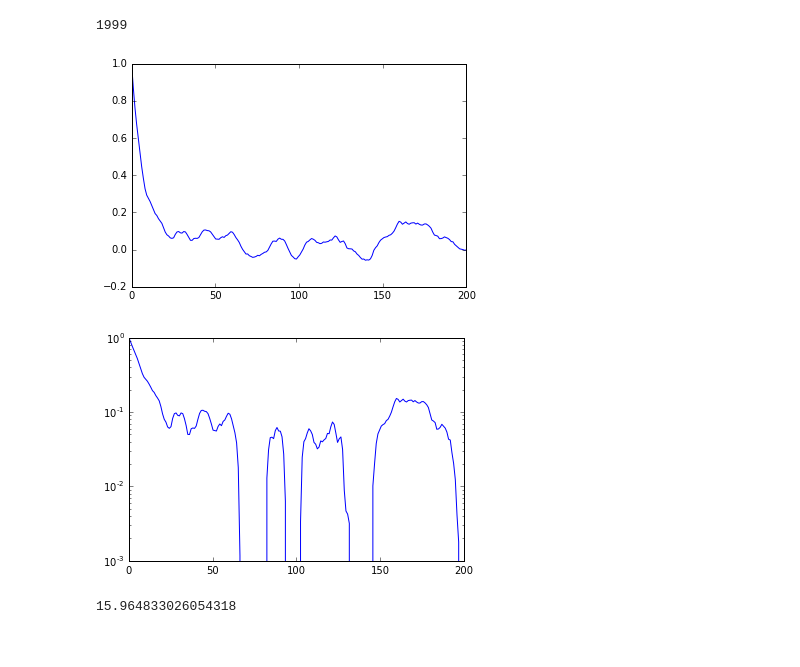
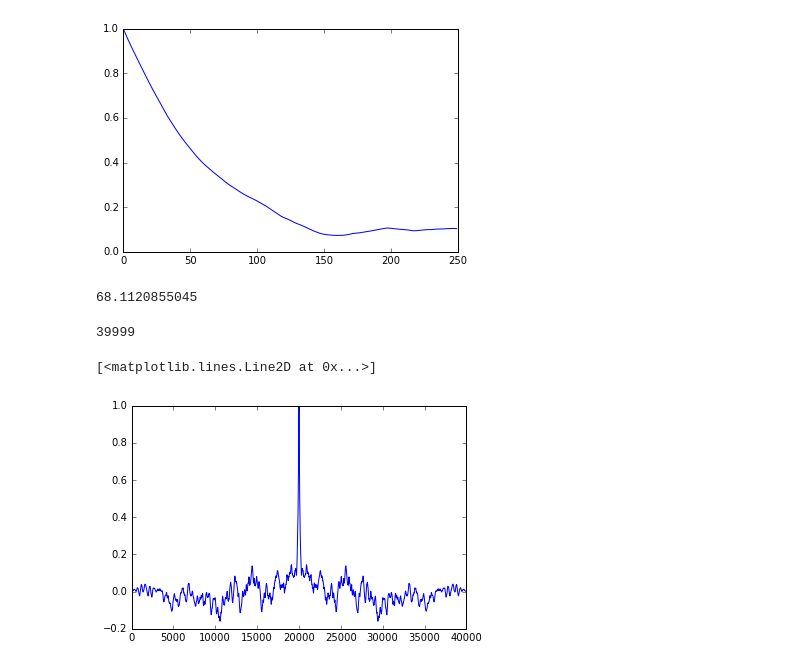
Before and after one commit to teunzwart/bachelor-project, a Jupyter notebook: code/Metropolis-Ising.ipynb, the cells around one changed output. Drawn from its saved outputs; the diff is of its cells as text; code cells hidden in the pictures.

```diff
--- a/code/Metropolis-Ising.ipynb
+++ b/code/Metropolis-Ising.ipynb
@@ -20,0 +21,4 @@ sweep 9000
+# %%
+ising.metropolis()
+magnet_history = ising.magnet_history
+energy_history = ising.energy_history
@@ -78,13 +81,17 @@ binned_magnet = binning_method(equilibrium_magnet, 10)
 # %%
 def auto_correlation(t, data):
+    print(t)
     tmax = len(data)
     time_delta = data[1] - data[0]
+    print(type(data))
 
     upper_bound = tmax-t
+    print(upper_bound)
+    print(type(upper_bound))
     first_sum = 0
     second_sum = 0
     third_sum = 0
-    for n in range(upper_bound):
+    for n in np.arange(upper_bound):
         first_sum += data[n]*data[n+t]
         second_sum += data[n]
         third_sum += data[n+t]
@@ -92,3 +99,5 @@ def auto_correlation(t, data):
     correlation = (1/upper_bound)*(first_sum - (1/upper_bound)*second_sum*third_sum)
 
     return correlation
+
+print(type(magnet_history))
@@ -95,13 +106,13 @@ def auto_correlation(t, data):
 # %%
-equilibrium = 100
-data = np.asarray([auto_correlation(p, magnet_history[equilibrium:]) for p in range(0, 400-equilibrium, 2)])
+equilibrium = 2000
+data = auto_correlation(np.linspace(0, 8000-equilibrium, 2), magnet_history[equilibrium:])
 normalize = data / data.max()
-plt.plot(range(len(data)), normalize)
+plt.plot(range(250), normalize[:250])
 plt.show()
-correlation_time = np.trapz(normalize)
+correlation_time = np.trapz(normalize[:500])
 print(correlation_time)
 
-plt.plot(range(len(data)), normalize)
+plt.plot(range(250), normalize[:250])
 plt.yscale("log")
 plt.show()
 # %% [output]
@@ -111,25 +124,34 @@ plt.show()
+# %%
+plt.plot(range(250), normalize[:250])
+plt.show()
+correlation_time = np.trapz(normalize[:250])
+print(correlation_time)
+# %% [output]
+[figure, added]
+68.1120855045
 # %%
 def numpy_autocor(data):
     data = np.asarray([d - np.mean(data) for d in data])
     acf = np.correlate(data, data, mode="full")
     return acf/acf.max()
 
 acfunc = numpy_autocor(magnet_history)
 
 print(len(acfunc))
+
+plt.plot(range(len(acfunc)), acfunc)
 # print(acfunc)
 
-plt.plot(np.linspace(0, 200, 200), acfunc[999:1199])
-plt.show()
+# plt.plot(np.linspace(0, 200, 200), acfunc[3999:4199])
+# plt.show()
 
 
-plt.plot(np.linspace(0, 200, 200), acfunc[999:1199])
-plt.yscale("log")
-plt.show()
+# plt.plot(np.linspace(0, 200, 200), acfunc[3999:4199])
+# plt.yscale("log")
+# plt.show()
 
-np.trapz(acfunc[999:1199])
+# np.trapz(acfunc[999:1199])
 # %% [output]
-1999
+39999
+[<matplotlib.lines.Line2D at 0x...>]
-[figure, old version]
+[figure, new version]
-[figure, removed]
-15.964833026054318
```
Also changed, not shown: parts of 15 cells of this notebook, 1 other file.
